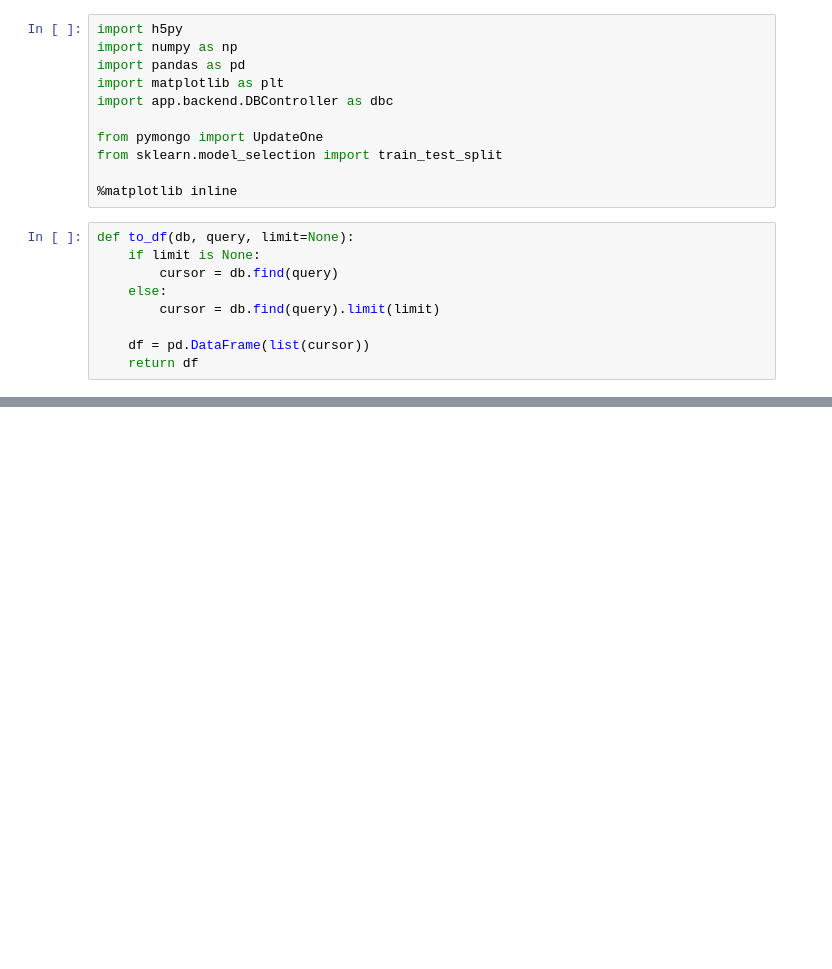
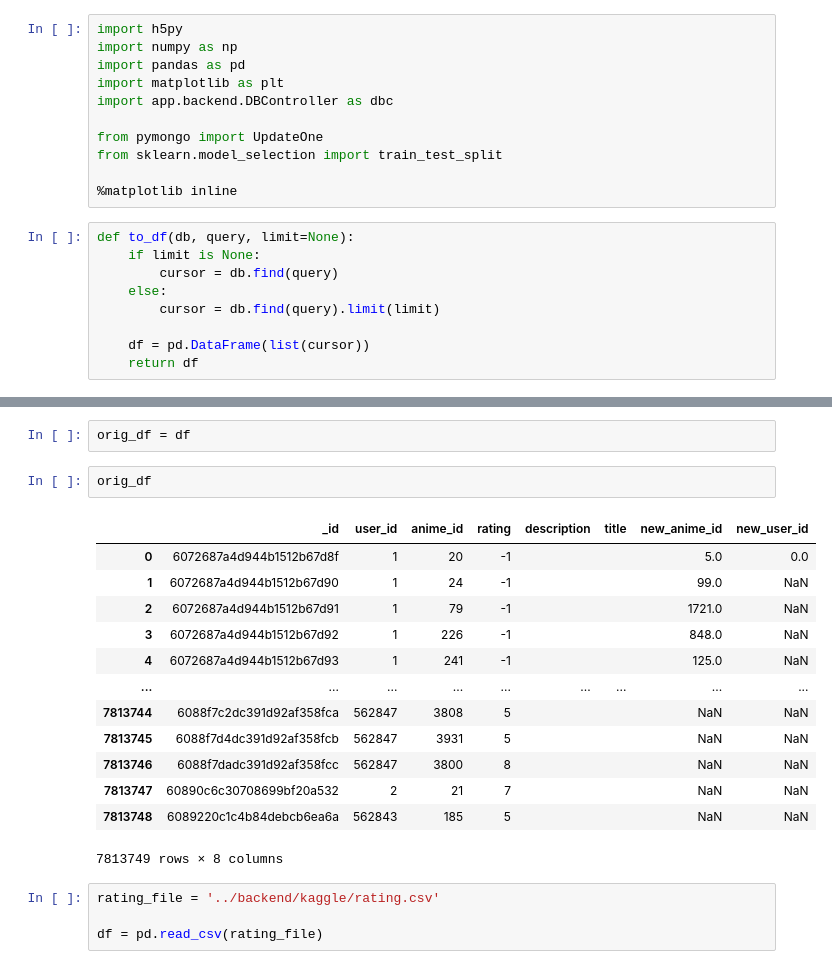
Before and after one commit to alyssajasminee/491B_AniMe, a Jupyter notebook: app/recommender_system/data_exploration.ipynb, the cells around one changed output, grey strips where cells are left out. Saved outputs shown, nothing was run; the diff lists cells and outputs as text; blank space fills up the shorter version.

```diff
--- a/app/recommender_system/data_exploration.ipynb
+++ b/app/recommender_system/data_exploration.ipynb
@@ -38,0 +25,22 @@ df = to_df(reviews_db, {})
+# %%
+orig_df = df
+# %%
+orig_df
+# %% [output]
+|  | _id | user_id | anime_id | rating | description | title | new_anime_id | new_user_id |
+| 0 | 6072687a4d944b1512b67d8f | 1 | 20 | -1 |  |  | 5.0 | 0.0 |
+| 1 | 6072687a4d944b1512b67d90 | 1 | 24 | -1 |  |  | 99.0 | NaN |
+| 2 | 6072687a4d944b1512b67d91 | 1 | 79 | -1 |  |  | 1721.0 | NaN |
+| 3 | 6072687a4d944b1512b67d92 | 1 | 226 | -1 |  |  | 848.0 | NaN |
+| 4 | 6072687a4d944b1512b67d93 | 1 | 241 | -1 |  |  | 125.0 | NaN |
+| ... | ... | ... | ... | ... | ... | ... | ... | ... |
+| 7813744 | 6088f7c2dc391d92af358fca | 562847 | 3808 | 5 |  |  | NaN | NaN |
+| 7813745 | 6088f7d4dc391d92af358fcb | 562847 | 3931 | 5 |  |  | NaN | NaN |
+| 7813746 | 6088f7dadc391d92af358fcc | 562847 | 3800 | 8 |  |  | NaN | NaN |
+| 7813747 | 60890c6c30708699bf20a532 | 2 | 21 | 7 |  |  | NaN | NaN |
+| 7813748 | 6089220c1c4b84debcb6ea6a | 562843 | 185 | 5 |  |  | NaN | NaN |
+7813749 rows × 8 columns
+# %%
+rating_file = '../backend/kaggle/rating.csv'
+
+df = pd.read_csv(rating_file)
```
Also changed, not shown: parts of 54 cells of this notebook, 2 other files.
